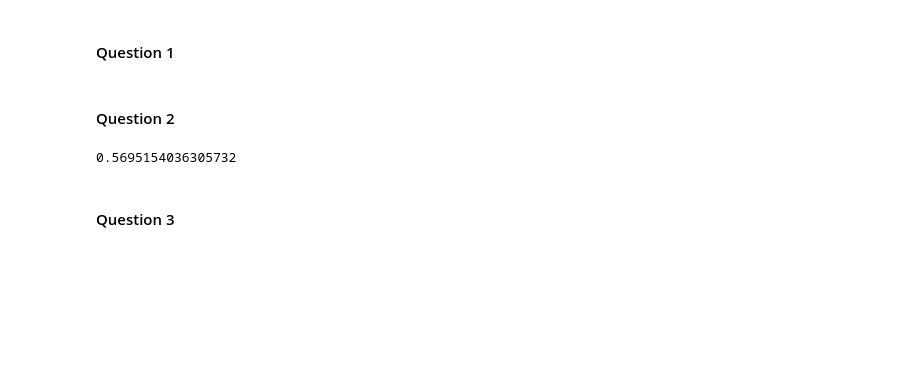
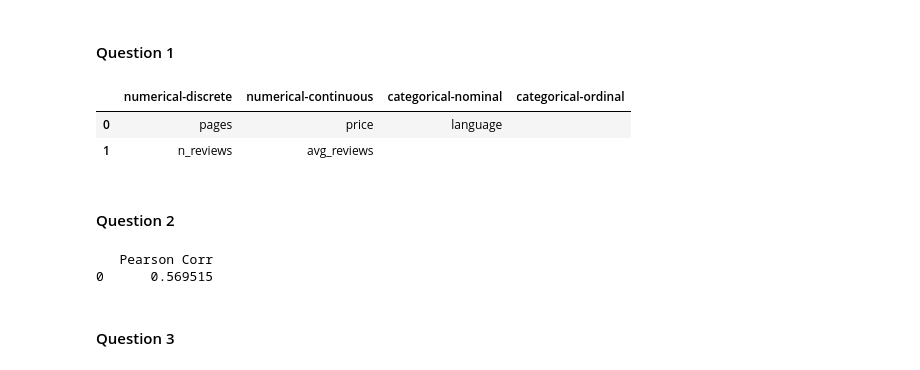
Before and after one commit to orinurieli/Python-Machine-Learning, a Jupyter notebook: assignment2-task2.ipynb, the cells around one changed output. Cells and saved outputs as stored; diff of their text form; code cells hidden in the pictures; blank space fills up the shorter version.

```diff
--- a/assignment2-task2.ipynb
+++ b/assignment2-task2.ipynb
@@ -37,6 +37,14 @@ memory usage: 66.6+ KB
 # %%
 ### decide what data type each column is: numerical-discrete, numerical-continuous, categorical-nominal, categorical-ordinal
 ### consider only [price, pages, avg_reviews, n_reviews, language] for this analysis
+# %%
+q1 = pd.DataFrame({'numerical-discrete': ['pages', 'n_reviews'], 'numerical-continuous': [
+                  'price', 'avg_reviews'], 'categorical-nominal': ['language', ''], 'categorical-ordinal': ['', '']})
+q1
+# %% [output]
+|  | numerical-discrete | numerical-continuous | categorical-nominal | categorical-ordinal |
+| 0 | pages | price | language |  |
+| 1 | n_reviews | avg_reviews |  |  |
 # %%
 """
 price: numerical-continuous
@@ -63,20 +69,19 @@ def convertToFloat(str):
     return num
 
 
-df['newWeight'] = df['weight'].apply(convertToFloat)
-mean_weight = df["newWeight"].mean()
+df['weightFloat'] = df['weight'].apply(convertToFloat)
+mean_weight = df["weightFloat"].mean()
 mean_pages = df["pages"].mean()
 
-df['weight'] = df['newWeight'].copy(deep=True)
-
-df['weight'] = df['weight'].fillna(mean_weight)
+df['weightFloat'] = df['weightFloat'].fillna(mean_weight)
 df['pages'] = df['pages'].fillna(mean_pages)
 
-correlation = df['pages'].corr(df['weight'])
+correlation = pd.DataFrame({'Pearson Corr': [df['pages'].corr(df['weightFloat'])]})
 
 print(correlation)
 # %% [output]
-0.5695154036305732
+   Pearson Corr
+0      0.569515
 # %% [markdown]
 #### Question 3
 # %%
```
Also changed, not shown: parts of 7 cells of this notebook, 1 other file.
